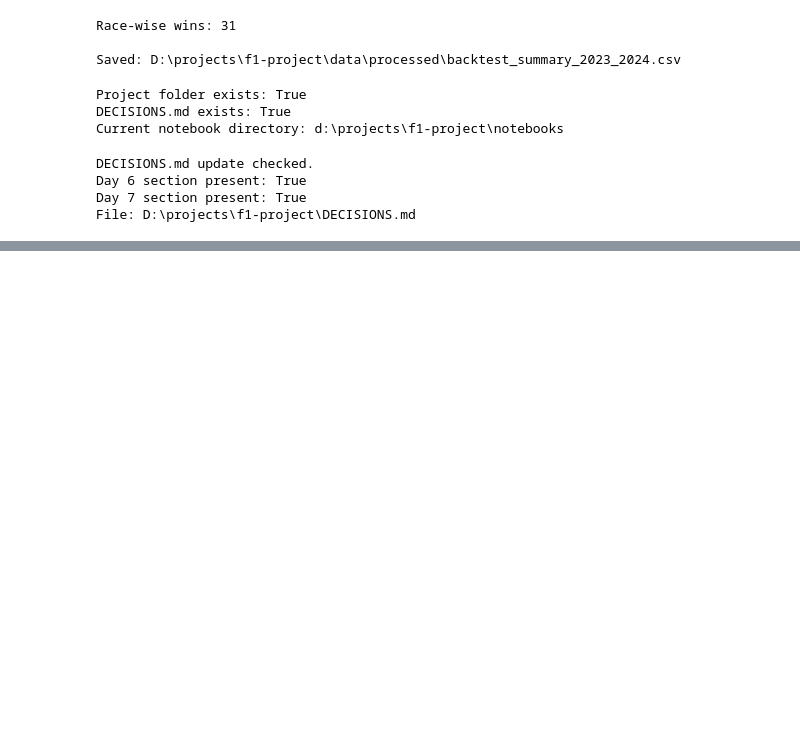
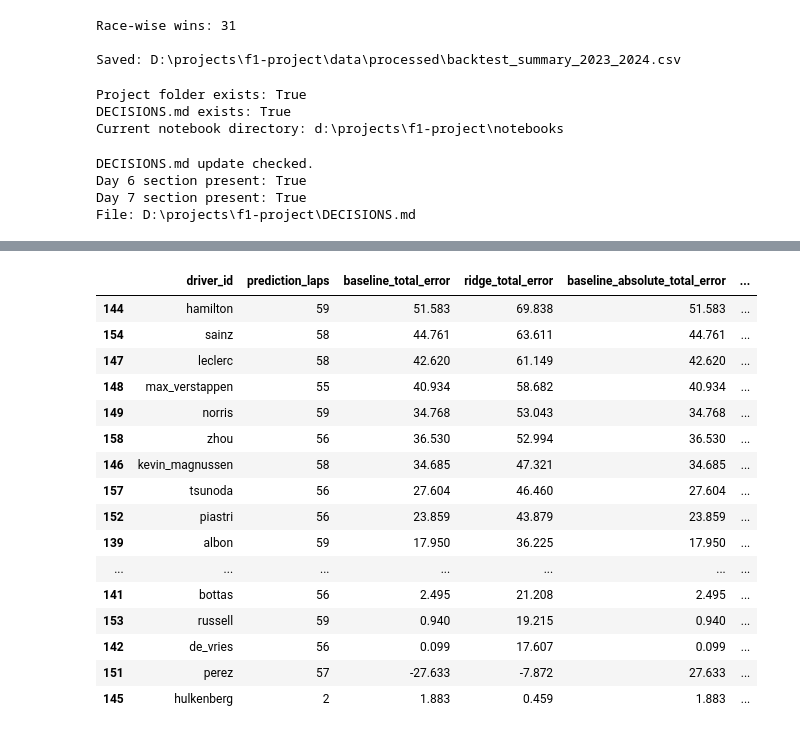
Before and after one commit to ajmanipriyancy/f1-race-strategy, a Jupyter notebook: notebooks/05_pit_stop_scenario_simulator.ipynb, the cells around one changed output, grey strips where cells are left out. Saved outputs shown, nothing was run; the diff lists cells and outputs as text; code cells hidden in the pictures; blank space fills up the shorter version.

Commit message:
Add total-level backtest diagnostics

```diff
--- a/notebooks/05_pit_stop_scenario_simulator.ipynb
+++ b/notebooks/05_pit_stop_scenario_simulator.ipynb
@@ -1621,0 +1653,20 @@ File: D:\projects\f1-project\DECISIONS.md
+# %%
+import pandas as pd
+from pathlib import Path
+
+PROJECT_ROOT = Path(r"D:\projects\f1-project")
+PROCESSED = PROJECT_ROOT / "data" / "processed"
+
+backtest = pd.read_csv(
+    PROCESSED / "heldout_race_lap_predictions_2023_2024.csv"
+)
+
+print("Dataset shape:", backtest.shape)
+print("\nColumns:")
+print(backtest.columns.tolist())
+
+print("\nFirst five rows:")
+display(backtest.head())
+
+print("\nMissing values:")
+display(backtest.isna().sum())
@@ -1621,0 +2001,51 @@ File: D:\projects\f1-project\DECISIONS.md
+# %%
+# INSPECT THE WORST RACE: 2023 ROUND 9
+
+worst_race = total_backtest[
+    total_backtest["race_id"] == "2023_R9"
+].copy()
+
+worst_race["ridge_error_per_lap"] = (
+    worst_race["ridge_total_error"]
+    / worst_race["prediction_laps"]
+)
+
+worst_race["baseline_error_per_lap"] = (
+    worst_race["baseline_total_error"]
+    / worst_race["prediction_laps"]
+)
+
+display(
+    worst_race[
+        [
+            "driver_id",
+            "prediction_laps",
+            "baseline_total_error",
+            "ridge_total_error",
+            "baseline_absolute_total_error",
+            "ridge_absolute_total_error",
+            "baseline_error_per_lap",
+            "ridge_error_per_lap"
+        ]
+    ]
+    .sort_values("ridge_absolute_total_error", ascending=False)
+    .round(3)
+)
+# %% [output]
+|  | driver_id | prediction_laps | baseline_total_error | ridge_total_error | baseline_absolute_total_error | ... |
+| 144 | hamilton | 59 | 51.583 | 69.838 | 51.583 | ... |
+| 154 | sainz | 58 | 44.761 | 63.611 | 44.761 | ... |
+| 147 | leclerc | 58 | 42.620 | 61.149 | 42.620 | ... |
+| 148 | max_verstappen | 55 | 40.934 | 58.682 | 40.934 | ... |
+| 149 | norris | 59 | 34.768 | 53.043 | 34.768 | ... |
+| 158 | zhou | 56 | 36.530 | 52.994 | 36.530 | ... |
+| 146 | kevin_magnussen | 58 | 34.685 | 47.321 | 34.685 | ... |
+| 157 | tsunoda | 56 | 27.604 | 46.460 | 27.604 | ... |
+| 152 | piastri | 56 | 23.859 | 43.879 | 23.859 | ... |
+| 139 | albon | 59 | 17.950 | 36.225 | 17.950 | ... |
+| ... | ... | ... | ... | ... | ... | ... |
+| 141 | bottas | 56 | 2.495 | 21.208 | 2.495 | ... |
+| 153 | russell | 59 | 0.940 | 19.215 | 0.940 | ... |
+| 142 | de_vries | 56 | 0.099 | 17.607 | 0.099 | ... |
+| 151 | perez | 57 | -27.633 | -7.872 | 27.633 | ... |
+| 145 | hulkenberg | 2 | 1.883 | 0.459 | 1.883 | ... |
```
Also changed, not shown: parts of 6 cells of this notebook, 3 other files.
